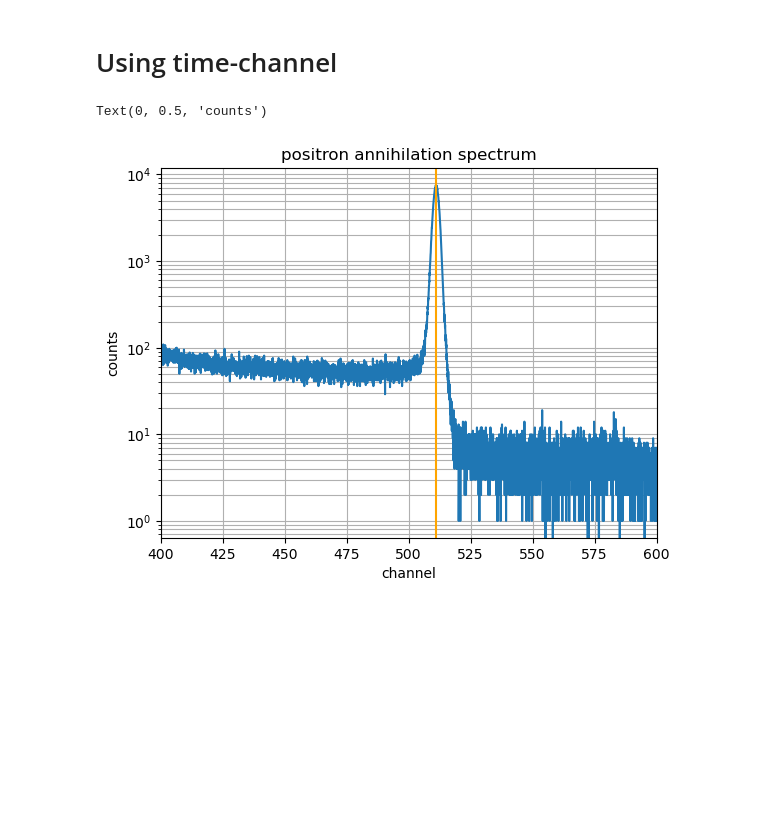
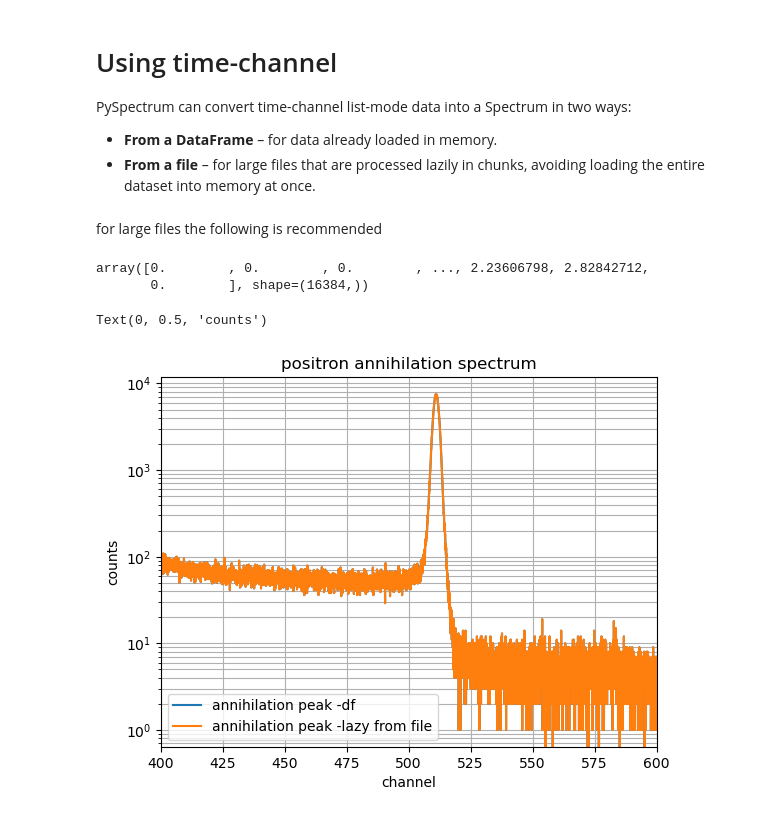
Before and after one commit to achiyaAmrusi/scispectrum, a Jupyter notebook: examples/Core/loading_spectrum.ipynb, the cells around one changed output. Saved outputs shown, nothing was run; the diff lists cells and outputs as text; code cells hidden in the pictures; blank space fills up the shorter version.

```diff
--- a/examples/Core/loading_spectrum.ipynb
+++ b/examples/Core/loading_spectrum.ipynb
@@ -31,5 +43,9 @@ Text(0, 0.5, 'counts')
 # %% [markdown]
 # Using time-channel
+PySpectrum can convert time-channel list-mode data into a Spectrum in two ways:
+- **From a DataFrame** – for data already loaded in memory.
+- **From a file** – for large files that are processed lazily in chunks,
+  avoiding loading the entire dataset into memory at once.
 # %%
 from pyspectrum.io import TimeChannelParser
 # %%
@@ -47,19 +63,33 @@ estimated_FWHM = StandardHPGeFWHMModel().generator((0, energy_resolution/511**0.
 energy_calib = AxisCalibration(func=energy_calib_poly, name="energy")
 res_calib = ResolutionCalibration(func=estimated_FWHM)
 
-spectrum  = TimeChannelParser.from_dataframe(df_spectrum, energy_calibration=energy_calib, fwhm_calibration=res_calib, num_of_channels=16384)
-# for large files the following is recommended
-#spectrum  = TimeChannelParser.from_file(path, energy_calibration=energy_calib, fwhm_calibration=res_calib,
-#                                        num_of_channels=16384, chunk_size=int(10000),
-#                                        sep=' ', skiprows=5, names=['time','channel','flag'], usecols=[0,1,2])
+spectrum  = TimeChannelParser.from_dataframe(df_spectrum, axis_calib=energy_calib, resolution_calib=res_calib, num_of_channels=16384)
+# %% [markdown]
+for large files the following is recommended
+# %%
+lazy_load_spectrum  = TimeChannelParser.from_file(path,
+                                                  axis_calib=energy_calib,
+                                                  resolution_calib=res_calib,
+                                                  num_of_channels=16384,
+                                                  chunk_size=int(10000),
+                                                  sep=' ',
+                                                  skiprows=5,
+                                                  names=['time','channel','flag'],
+                                                  usecols=[0,1,2])
+# %% [output]
+array([0.        , 0.        , 0.        , ..., 2.23606798, 2.82842712,
+       0.        ], shape=(16384,))
 # %%
-spectrum.xr_spectrum().plot(yscale='log')
+spectrum.data.plot(yscale='log', label='annihilation peak -df')
+lazy_load_spectrum.data.plot(yscale='log', label='annihilation peak -lazy from file')
+
 plt.xlim([400,600])
-plt.axvline(511, color='orange')
 plt.grid(True, which='both')
+plt.legend()
+
 plt.title('positron annihilation spectrum')
 plt.xlabel('channel')
 plt.ylabel('counts')
 # %% [output]
 Text(0, 0.5, 'counts')
-[figure, old version]
+[figure, new version]
```
Also changed, not shown: parts of 6 cells of this notebook, 13 other files.
